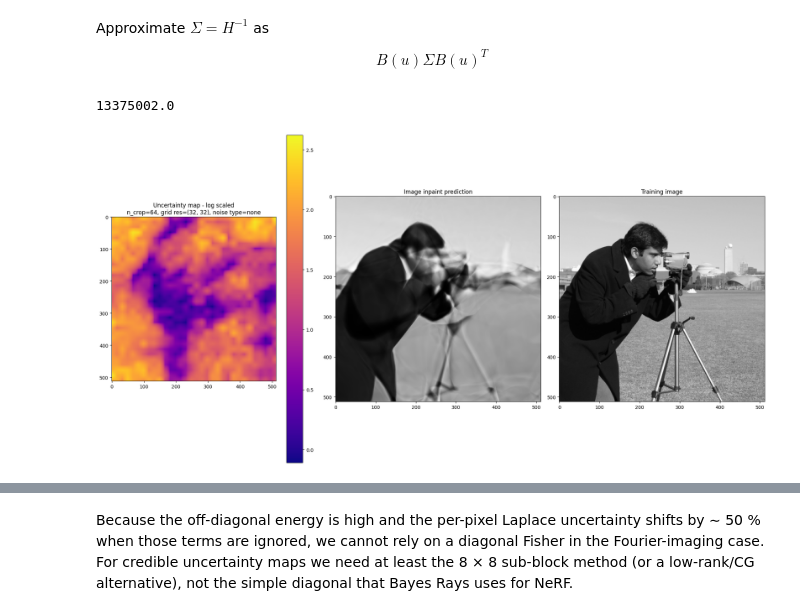
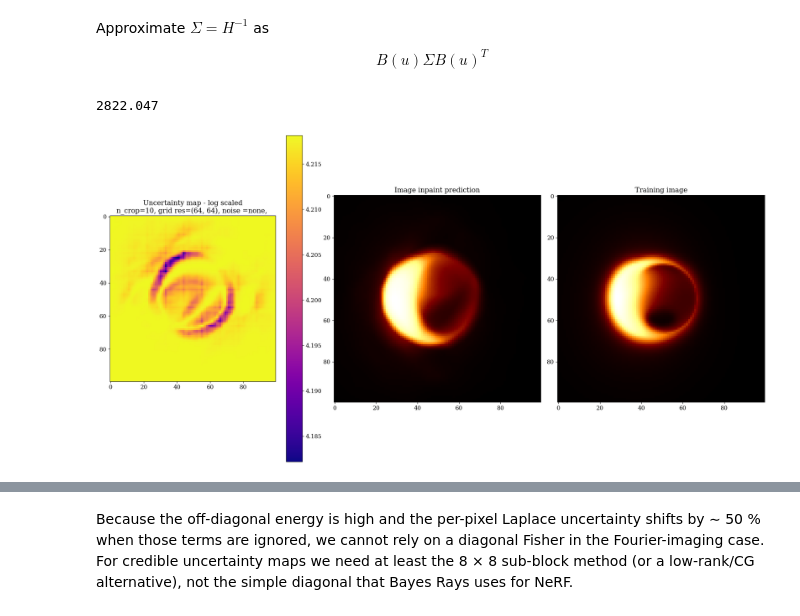
Before and after one commit to khyyle/caltech_surf_2025, a Jupyter notebook: bayes_rays_fourier.ipynb, the cells around one changed output, grey strips where cells are left out. Drawn from its saved outputs; the diff is of its cells as text; code cells hidden in the pictures.

```diff
--- a/bayes_rays_fourier.ipynb
+++ b/bayes_rays_fourier.ipynb
@@ -279,7 +296,8 @@ full_image = predictor.apply({'params': state.params}, coords)
 full_image = np.array(full_image)
 print(full_image.shape)
 plt.figure(figsize=(6,6))
-plt.imshow(full_image, cmap='gray', origin='upper')
+cmap = 'gray' if img_type != 'black hole' else 'afmhot'
+plt.imshow(full_image, cmap=cmap, origin='upper')
 plt.axis('off')
 plt.title('image inpaint prediction')
 plt.show()
@@ -329,7 +347,7 @@ def forward_with_deform(params_img, params_def, coords):
     offsets = DeformationGrid.apply({'params': params_def}, coords)
     return predictor.apply({'params': params_img}, coords + offsets)
 
-grid_res = (32, 32)
+grid_res = (64, 64)
 def_grid = DeformationGrid(grid_res)
 # %%
 '''prepare variables for bayes rays'''
@@ -341,7 +359,6 @@ params_def = def_grid.init(
     jax.random.PRNGKey(0),
     jnp.array([[0, 0]]))['params']
 params_def = jax.tree_util.tree_map(jnp.zeros_like, params_def)
-nvis = n_crop * n_crop
 # %%
 
 def forward_visibility(params_def, coords):
@@ -402,14 +419,14 @@ def fisher_sum(chunk_size, P, lam, nvis):
 
     return H
 # %%
-def vis_to_image(vis_vec, n_crop, full_N=512):
+def vis_to_image(vis_vec, n_crop, full_N=xdim):
     uv = np.zeros((full_N, full_N), dtype=np.complex64)
     cx = (full_N - n_crop) // 2
     cy = (full_N - n_crop) // 2
     uv[cy:cy+n_crop, cx:cx+n_crop] = vis_vec.reshape(n_crop, n_crop)
     return np.fft.ifft2(np.fft.ifftshift(uv)).real
 
-chunk_size = 10
+chunk_size = 15
 P = 2 * grid_res[0] * grid_res[1] #number of parameters in the grid
 lam = 3e-5/(grid_res[0]*grid_res[1])
 H = fisher_sum(chunk_size, P, lam, nvis)
@@ -494,40 +511,49 @@ def make_unc_fn(Sigma):
     return pixel_sigma
 
 # vectorise over pixels in manageable chunks
 def sigma_map_from_coords(coords, Sigma, chunk=8192):
     c_flat = coords.reshape(-1,2)
     unc_fn = make_unc_fn(Sigma)
     out = []
     for k in range(0, c_flat.shape[0], chunk):
         out.append(jax.vmap(unc_fn)(c_flat[k:k+chunk]))
     return jnp.concatenate(out).reshape(coords.shape[:2])
 
 # bilinear upsample
 grid_coords = np.stack(np.meshgrid(np.linspace(0, 1, gx), np.linspace(0, 1, gy), indexing='xy'), axis=-1)
 sigma_map = sigma_map_from_coords(grid_coords, V).reshape(gx, gy)
 sigma_map = bilinear(coords, sigma_map[..., None]).squeeze(-1)
 
 full_image = predictor.apply({'params': state.params}, coords)
 
 fig, ax = plt.subplots(1, 3, figsize=(20,10))
 im_0 = ax[0].imshow(jnp.log10(sigma_map + 1e-12), cmap='plasma', origin="upper")
-ax[0].set_title(f"Uncertainty map - log scaled\nn_crop={n_crop}, grid res={grid_res}, noise type={noise if noise else 'none'}")
-im_1 = ax[1].imshow(full_image, cmap='grey', origin='upper')
+noise_str = ''
+if not noise:
+    noise_str = 'none'
+elif noise == 'variable':
+    noise_str = noise + "_1e-2-9e-2_radial"
+elif noise == 'uniform':
+    noise_str = noise + str(sigma_vis[0])
+
+ax[0].set_title(f"Uncertainty map - log scaled\nn_crop={n_crop}, grid res={grid_res}, noise ={noise_str}, ")
+im_1 = ax[1].imshow(full_image, cmap=cmap, origin='upper')
 ax[1].set_title('Image inpaint prediction')
 if noise:
-    im_2 = ax[2].imshow(vis_to_image(vis_obs, n_crop), cmap='grey', origin='upper')
+    im_2 = ax[2].imshow(vis_to_image(vis_obs, n_crop), cmap=cmap, origin='upper')
     ax[2].set_title('Noisy training image')
 else:
-    im_2 = ax[2].imshow(intensity_gt, cmap='grey')
+    im_2 = ax[2].imshow(intensity_gt, cmap=cmap)
     ax[2].set_title('Training image')
 plt.tight_layout()
 fig.colorbar(im_0, ax=ax[0])
+
 save = True
 if save:
-    plt.savefig(f'fourier_bayes_results/n_crop{n_crop}_grid_res{grid_res[0]}x{grid_res[1]}_noise_{noise if noise else "none"}.png')
+    plt.savefig(f'black_hole_fourier_results/n_crop{n_crop}_grid_res{grid_res[0]}x{grid_res[1]}_noise_{noise_str}.png')
 # %% [output]
-13375002.0
+2822.047
-[figure, old version]
+[figure, new version]
 # %%
 def plot_H_pattern(H, title="Hessian sparsity"):
     """Visualise |H|—white = zero(ish), dark = non-zero."""
```
Also changed, not shown: parts of 6 cells of this notebook, 10 other files.
